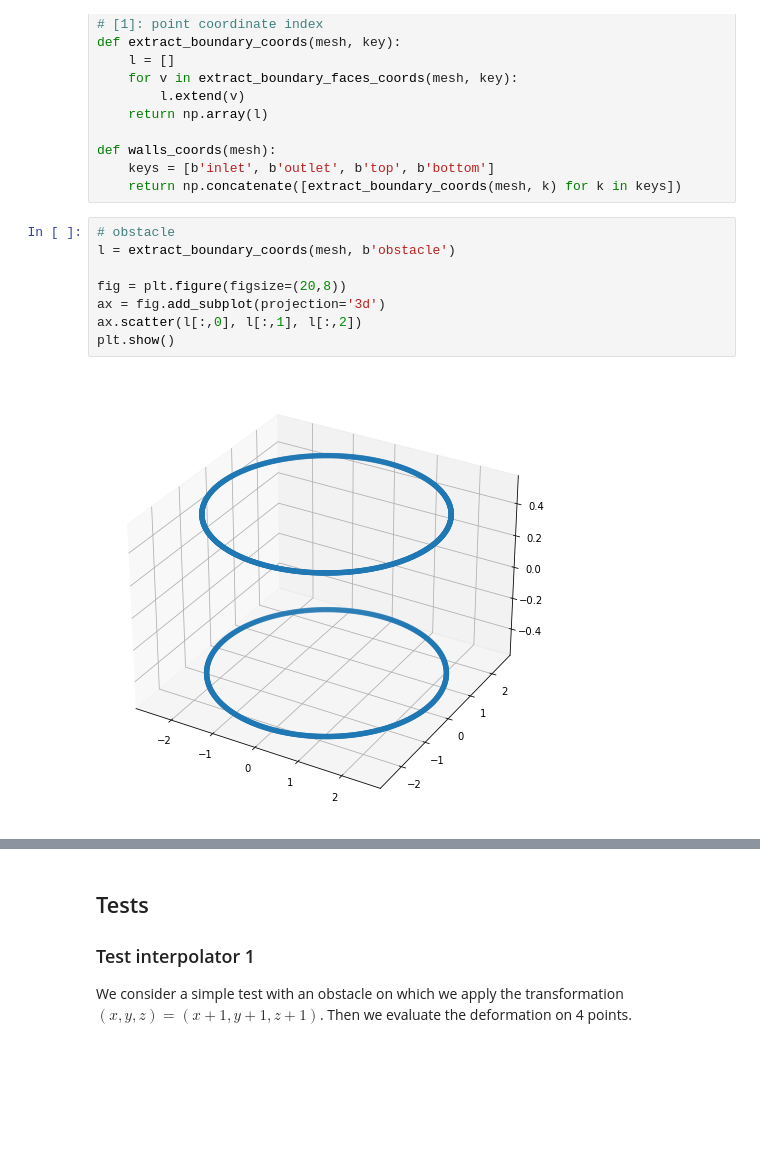
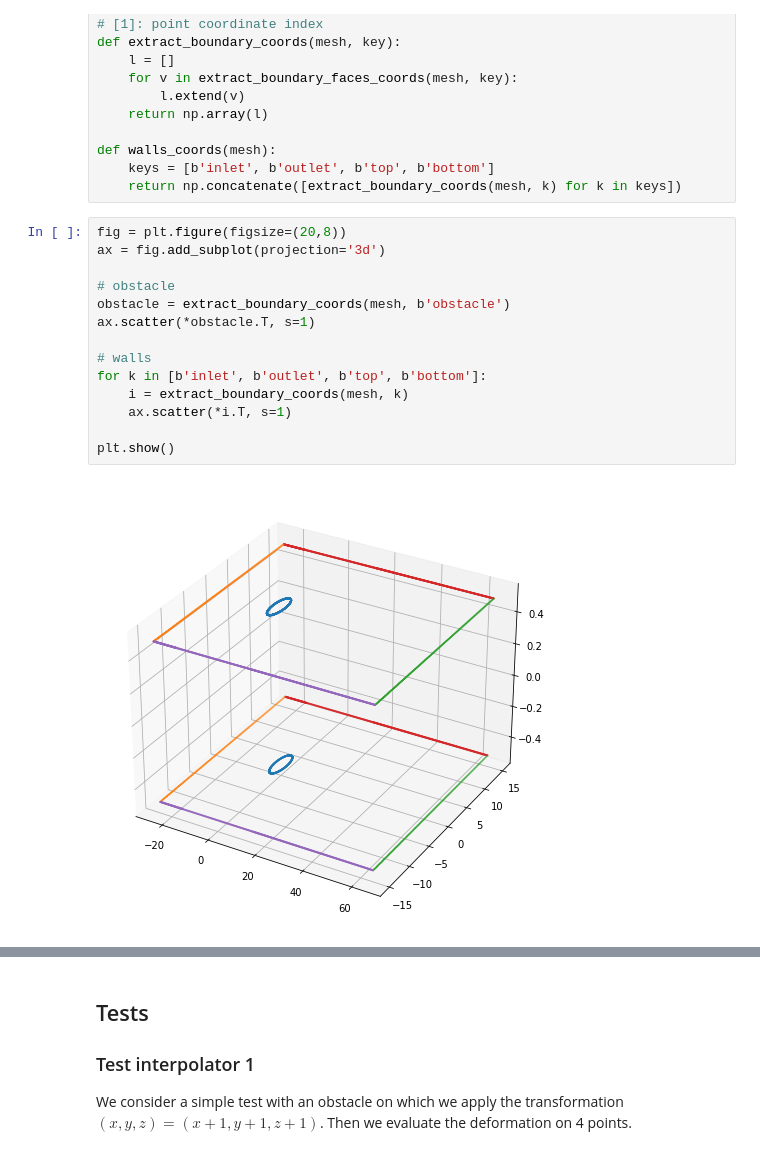
Before and after one commit to fAndreuzzi/mismesh, a Jupyter notebook: Notebook.ipynb, the cells around one changed output, grey strips where cells are left out. Drawn from its saved outputs; the diff is of its cells as text; blank space fills up the shorter version.

```diff
--- a/Notebook.ipynb
+++ b/Notebook.ipynb
@@ -66,12 +66,18 @@ def walls_coords(mesh):
     keys = [b'inlet', b'outlet', b'top', b'bottom']
     return np.concatenate([extract_boundary_coords(mesh, k) for k in keys])
 # %%
-# obstacle
-l = extract_boundary_coords(mesh, b'obstacle')
-
 fig = plt.figure(figsize=(20,8))
 ax = fig.add_subplot(projection='3d')
-ax.scatter(l[:,0], l[:,1], l[:,2])
+
+# obstacle
+obstacle = extract_boundary_coords(mesh, b'obstacle')
+ax.scatter(*obstacle.T, s=1)
+
+# walls
+for k in [b'inlet', b'outlet', b'top', b'bottom']:
+    i = extract_boundary_coords(mesh, k)
+    ax.scatter(*i.T, s=1)
+
 plt.show()
 # %% [output]
-[figure, old version]
+[figure, new version]
```
Also changed, not shown: parts of 1 cell of this notebook.
